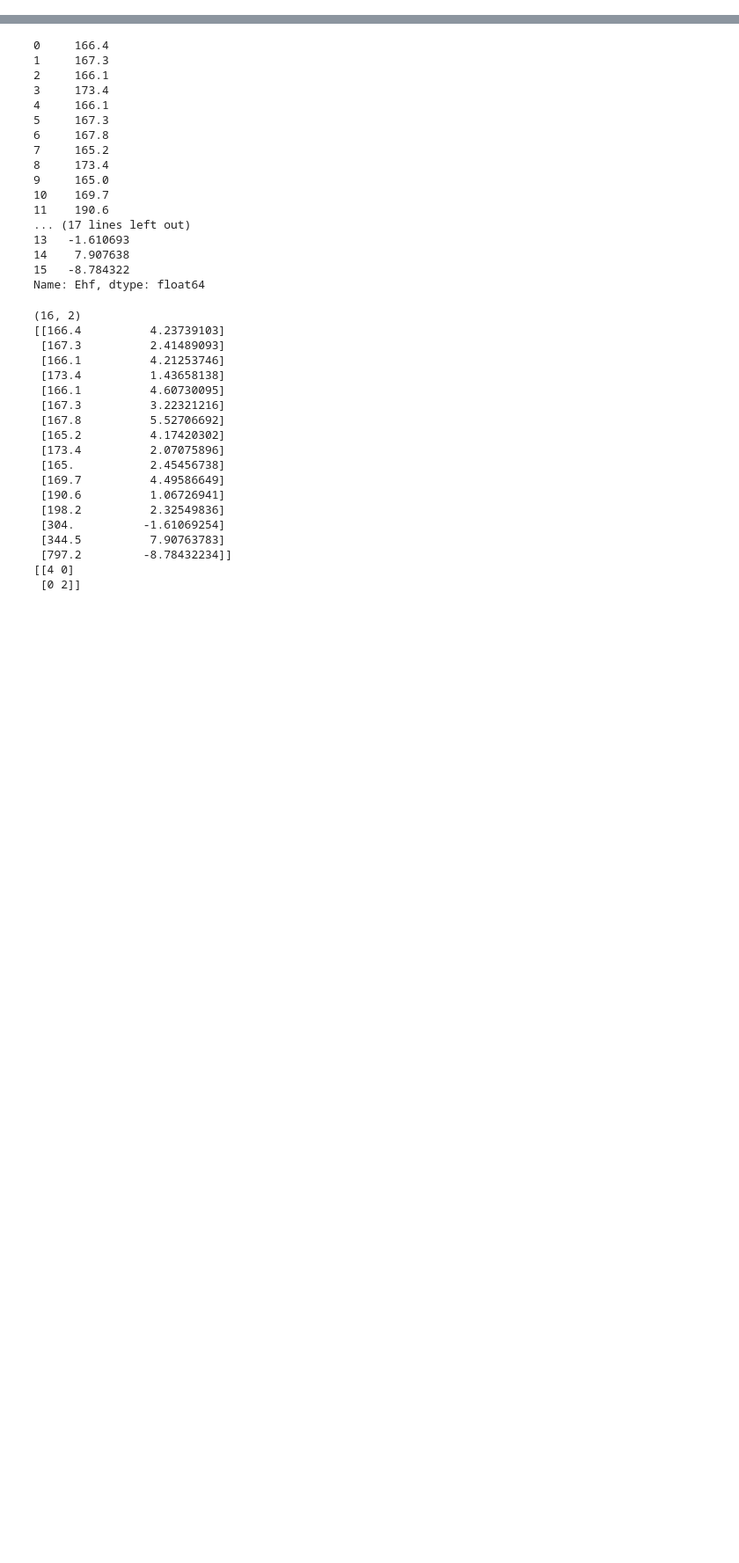
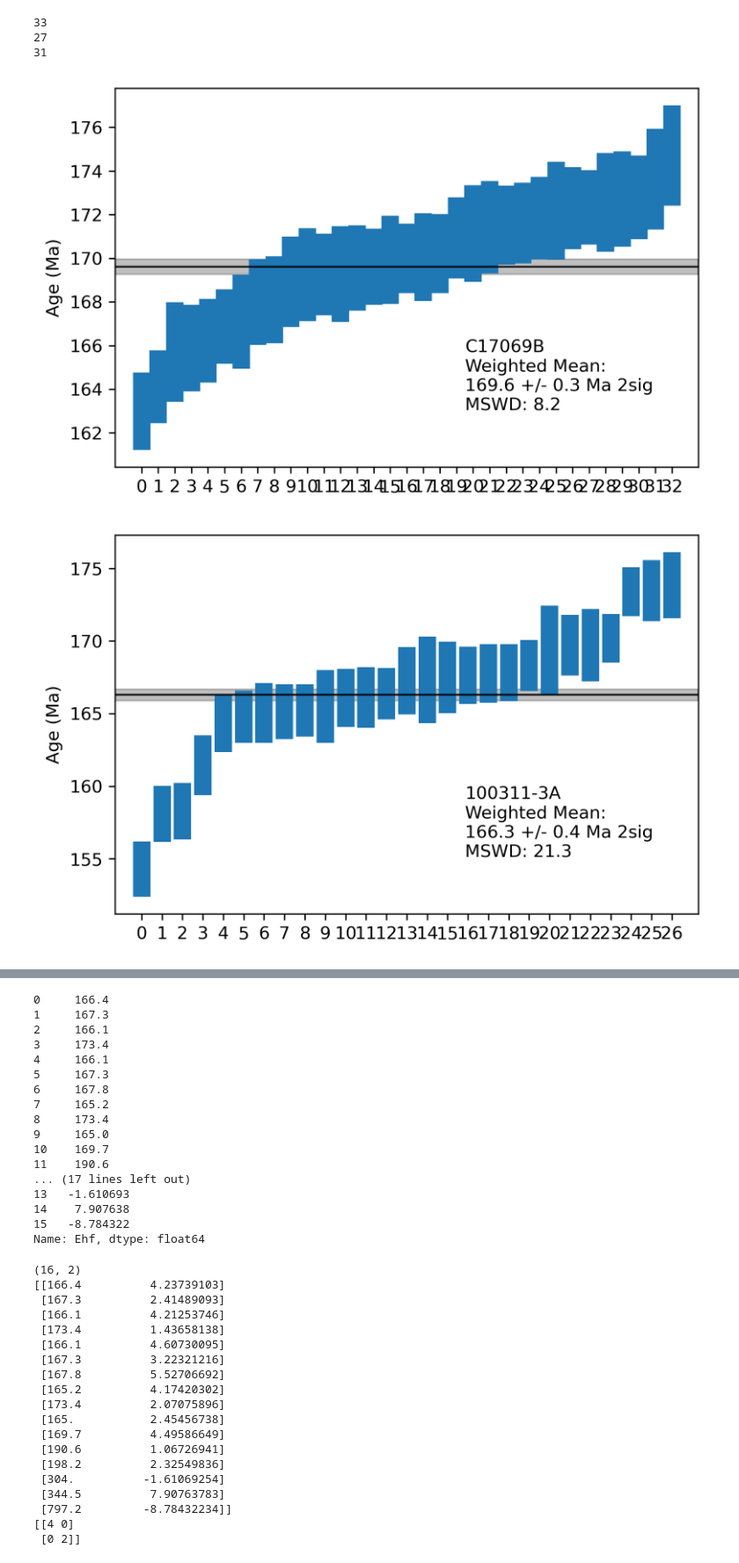
Before and after one commit to dyvasey/dz-caucasus, a Jupyter notebook: hf.ipynb, the cells around one changed output, grey strips where cells are left out. Shown at 88% size. Cells and saved outputs as stored; diff of their text form; code cells hidden in the pictures; blank space fills up the shorter version.

```diff
--- a/hf.ipynb
+++ b/hf.ipynb
@@ -75,0 +61,26 @@ plt.tight_layout()
+# %%
+# Get crystallization ages for new samples
+
+dat_path = "~/hawksey/UCD Box/UC Davis/Laserchron/Vasey UPb 9-19/Vasey_Upb9-19_datatable.xls"
+data = pd.read_excel(dat_path,skiprows=22)
+
+age_columns = ['Analysis','Best age','±.6']
+agedata = data[age_columns].dropna(how='any')
+#print(agedata)
+
+age_cutoffs = [190,190,330]
+ig_upb = []
+samples=['C17069B','100311-3A','V17043A']
+for k,name in enumerate(samples):
+    ages = agedata[agedata.Analysis.str.contains(name)]
+    ages.loc[:,'±.6'] = ages.loc[:,'±.6']*2
+    smp = dz.DZSample(name=name,agedata=ages)
+    smp.calc_bestage(col_238='Best age',col_207='Best age',err_238='±.6',err_207='±.6',err_lev='2sig',
+                        filter_disc=False,use_err=True)
+
+    young_pop = smp.bestage[smp.bestage<age_cutoffs[k]].count()
+    print(young_pop)
+
+    smp.calc_mda(method='manual',grains=np.arange(0,young_pop,1))
+    ig_upb.append(smp)
+# %% [output]
@@ -75,0 +102,5 @@ plt.tight_layout()
+33
+27
+31
+[figure, added]
+[figure, added]
```
Also changed, not shown: parts of 5 cells of this notebook, 1 other file.
